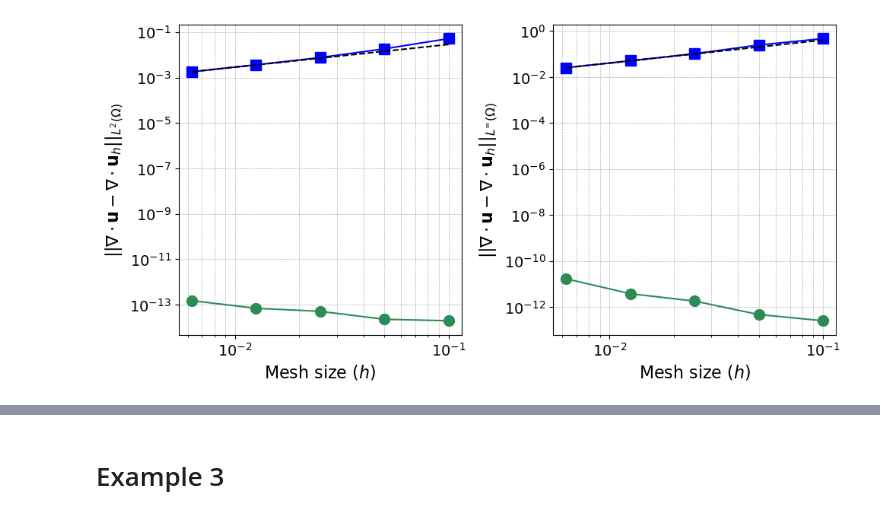
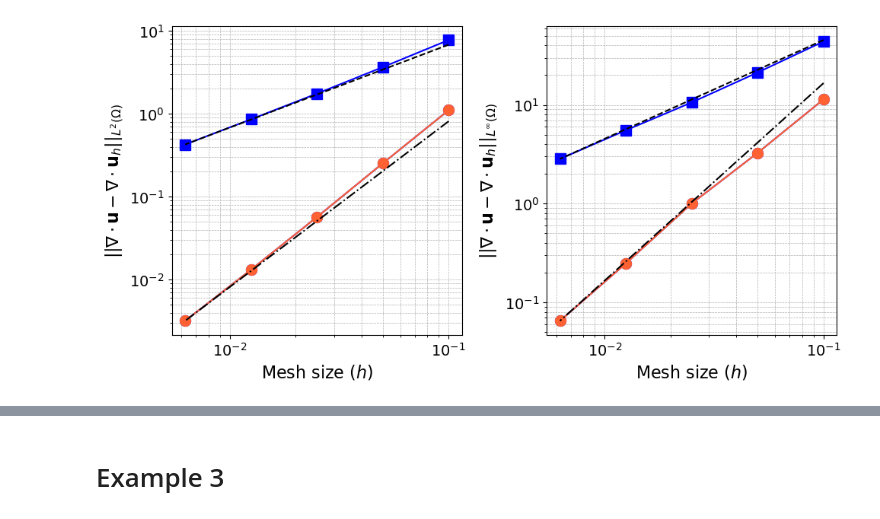
Before and after one commit to tensorFan/CutFEM-fork, a Jupyter notebook: cpp/mainFiles/plotting.ipynb, the cells around one changed output, grey strips where cells are left out. Cells and saved outputs as stored; diff of their text form; code cells hidden in the pictures.

```diff
--- a/cpp/mainFiles/plotting.ipynb
+++ b/cpp/mainFiles/plotting.ipynb
@@ -88,62 +633,73 @@ plt.savefig("/home/darth/Dropbox/KTH/ConservationCutFEM_Darcy/article_fictitious
 # %%
-# Defining the data explicitly
-h = np.array([0.1, 0.05, 0.025, 0.0125, 0.00625])
-err_divu_RT_1 = np.array([1.96598e-14,
-2.28703e-14,
-5.11183e-14,
-7.00751e-14,
-1.5223e-13 ])
-err_maxdivu_RT_1 = np.array([2.50022e-13,
-4.66405e-13,
-1.79901e-12,
-3.75344e-12,
-1.68567e-11])
-err_divu_RT_0 = np.array([0.0516535,
-0.0183329,
-0.00757011,
-0.00361539,
-0.00178845])
-err_maxdivu_RT_0 = np.array([0.468489,
-0.246554,
-0.103409,
-0.05101,
-0.0253449])
+# Given data for RT_1
+err_divu_RT_0 = [7.77248, 3.66092, 1.75339, 0.859624, 0.42693]
+err_maxdivu_RT_0 = [43.9099, 21.2993, 10.6092, 5.53376, 2.83981]
+
+# Given data for RT_1
+err_divu_RT_1 = [
+1.10716   ,
+0.253164  ,
+0.0568281 ,
+0.0131846 ,
+0.00318057
+]
+err_maxdivu_RT_1 = [
+11.3845  ,
+3.27079  ,
+1.00433  ,
+0.248071 ,
+0.0649852
+]
+
+# Given data for RT_1 altstab
+err_divu_altRT_1 = [
+1.10716   ,
+0.253164  ,
+0.0568281 ,
+0.0131846 ,
+0.00318057
+]
+err_maxdivu_altRT_1 = [
+11.3845  ,
+3.27079  ,
+1.00433  ,
+0.248071 ,
+0.0649852
+]
 
 # Creating the new adjusted O(h) and O(h^2) reference lines
 ref_line_h_err_divu = err_divu_RT_0[-1] / h[-1] * h
-# ref_line_h2_err_divu = err_divu_RT_1[-1] / h[-1]**2 * h**2
+ref_line_h2_err_divu = err_divu_RT_1[-1] / h[-1]**2 * h**2
 ref_line_h_err_maxdivu = err_maxdivu_RT_0[-1] / h[-1] * h
-# ref_line_h2_err_maxdivu = err_maxdivu_RT_1[-1] / h[-1]**2 * h**2
+ref_line_h2_err_maxdivu = err_maxdivu_RT_1[-1] / h[-1]**2 * h**2
 
 # Creating new plots with the updated y-labels
 fig, axs = plt.subplots(1, 2, figsize=(10, 5))
-mksize = 10
 
 # Plot for err_divu
 axs[0].loglog(h, err_divu_RT_0, 's-', color='blue', label='$\\mathbf{RT}_0$', markersize=mksize)
-axs[0].loglog(h, err_divu_RT_1, 'o-', color='seagreen', label='$\\mathbf{RT}_1$', markersize=mksize)
+axs[0].loglog(h, err_divu_RT_1, 'o-', color='blue', label='$\\mathbf{RT}_1$', markersize=mksize)
+axs[0].loglog(h, err_divu_altRT_1, 'o-', color='#FF6133', label='$\\mathbf{RT}_1$ altstab', markersize=mksize)
 axs[0].loglog(h, ref_line_h_err_divu, 'k--', label='$O(h)$')
-# axs[0].loglog(h, ref_line_h2_err_divu, 'k-.', label='$O(h^2)$')
+axs[0].loglog(h, ref_line_h2_err_divu, 'k-.', label='$O(h^2)$')
 axs[0].set_xlabel('Mesh size ($h$)', fontsize=16)
 axs[0].set_ylabel('$||\\nabla \\cdot \\mathbf{u} - \\nabla \\cdot \\mathbf{u}_h||_{L^2(\\Omega)}$', fontsize=16)
 axs[0].grid(True, which="both", linestyle='--', linewidth=0.5)
 axs[0].tick_params(axis='both', labelsize=14)
 
 # Plot for err_maxdivu
 axs[1].loglog(h, err_maxdivu_RT_0, 's-', color='blue', label='$\\mathbf{RT}_0$', markersize=mksize)
-axs[1].loglog(h, err_maxdivu_RT_1, 'o-', color='seagreen', label='$\\mathbf{RT}_1$', markersize=mksize)
+axs[1].loglog(h, err_maxdivu_RT_1, 'o-', color='blue', label='$\\mathbf{RT}_1$', markersize=mksize)
+axs[1].loglog(h, err_maxdivu_altRT_1, 'o-', color='#FF6133', label='$\\mathbf{RT}_1$ altstab', markersize=mksize)
 axs[1].loglog(h, ref_line_h_err_maxdivu, 'k--', label='$O(h)$')
-# axs[1].loglog(h, ref_line_h2_err_maxdivu, 'k-.', label='$O(h^2)$')
+axs[1].loglog(h, ref_line_h2_err_maxdivu, 'k-.', label='$O(h^2)$')
 axs[1].set_xlabel('Mesh size ($h$)', fontsize=16)
 axs[1].set_ylabel('$||\\nabla \\cdot \\mathbf{u} - \\nabla \\cdot \\mathbf{u}_h||_{L^\\infty(\\Omega)}$', fontsize=16)
 axs[1].grid(True, which="both", linestyle='--', linewidth=0.5)
 axs[1].tick_params(axis='both', labelsize=14)
 
-# Adjusting layout and showing the plots
 plt.tight_layout()
 # plt.show()
-
-# Saving the plots to a PDF file
-plt.savefig("/home/darth/Dropbox/KTH/ConservationCutFEM_Darcy/article_fictitious_domain/3field_symmetric_version/figure/example1/div_all.pdf", format='pdf')
+fig.savefig("/home/darth/Dropbox/KTH/ConservationCutFEM_Darcy/article_fictitious_domain/3field_symmetric_version/figure/example2/div_all.pdf", format='pdf')
 # %% [output]
-[figure, old version]
+[figure, new version]
```
Also changed, not shown: parts of 22 cells of this notebook, 50 other files.
